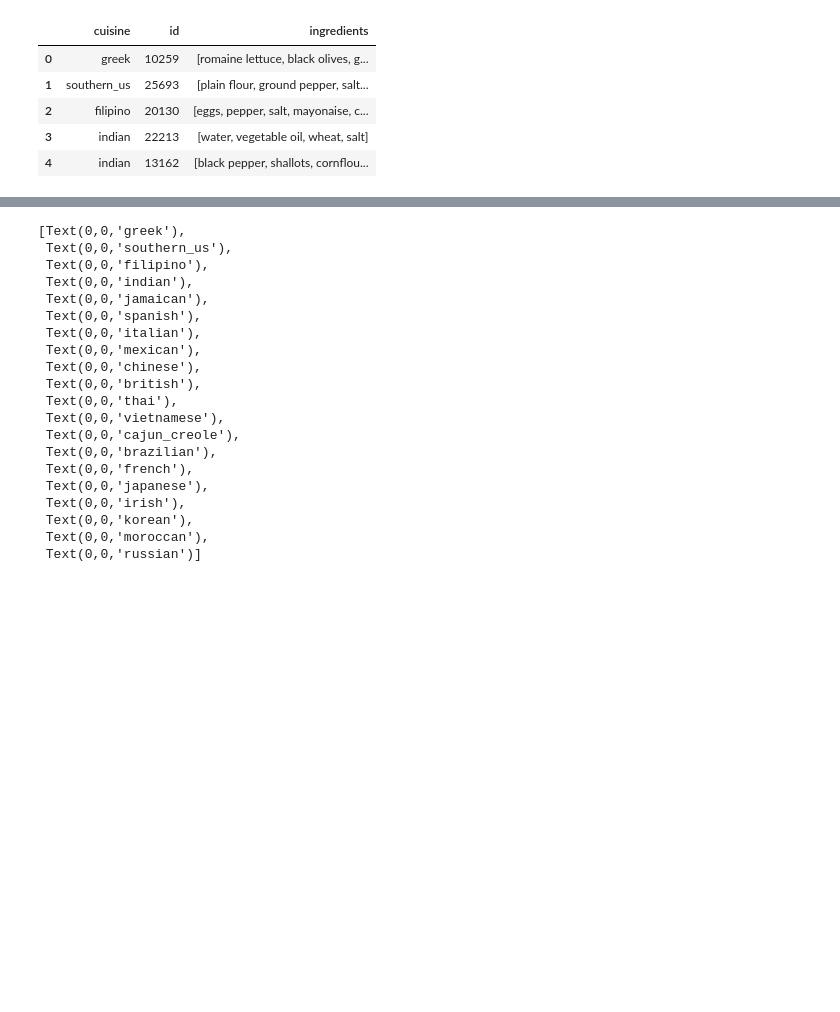
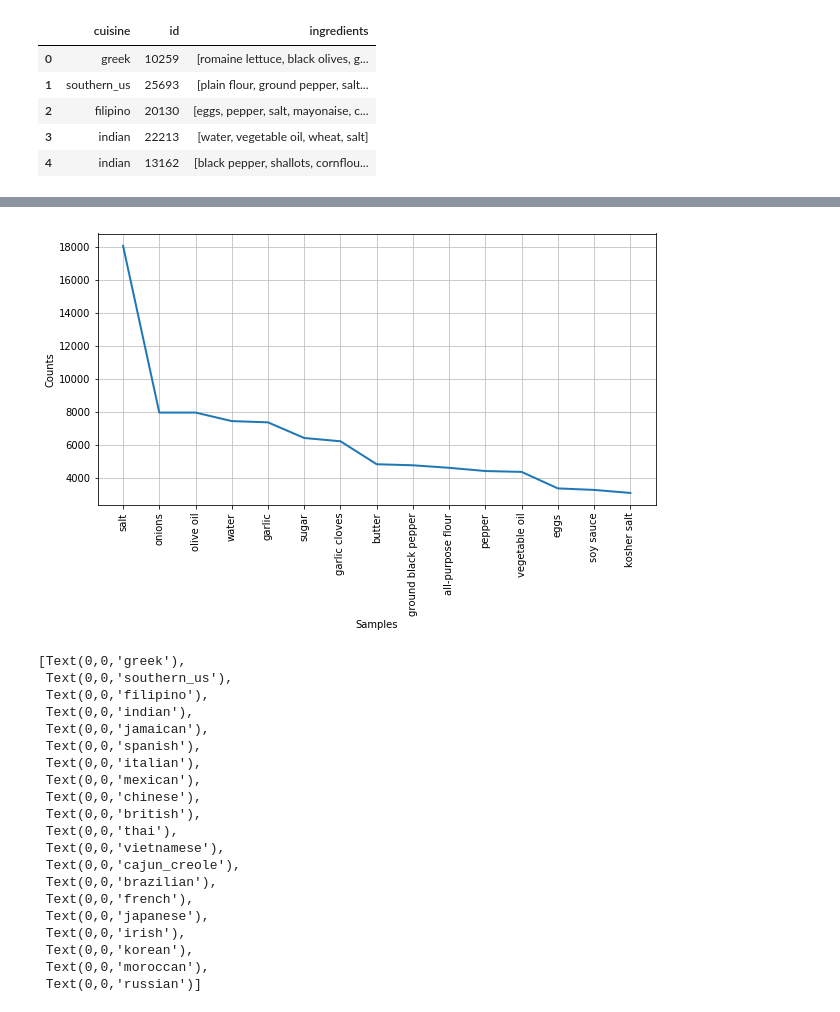
Before and after one commit to jbsolis/Classify-Recipes, a Jupyter notebook: EDA.ipynb, the cells around one changed output, grey strips where cells are left out. Drawn from its saved outputs; the diff is of its cells as text; code cells hidden in the pictures; blank space fills up the shorter version.

```diff
--- a/EDA.ipynb
+++ b/EDA.ipynb
@@ -15,3 +18,10 @@ train.head()
 | 2 | filipino | 20130 | [eggs, pepper, salt, mayonaise, c... |
 | 3 | indian | 22213 | [water, vegetable oil, wheat, salt] |
 | 4 | indian | 13162 | [black pepper, shallots, cornflou... |
+# %%
+bag_of_words = []
+for recipe in train.ingredients:
+    bag_of_words += recipe
+
+bag_of_words = nltk.FreqDist(bag_of_words)
+bag_of_words.most_common()[-20:-1]
@@ -18,3 +48,8 @@ train.head()
+# %%
+fig, axes = plt.subplots(nrows=1, sharey=False, figsize=(10,5))
+bag_of_words.plot(15, cumulative = False)
+# %% [output]
+[figure, added]
 # %%
 fig, axes = plt.subplots(nrows=1, sharey=False, figsize=(10,5))
 g = sns.countplot(train.cuisine, color = 'green')
```
Also changed, not shown: parts of 3 cells of this notebook, 4 other files.
